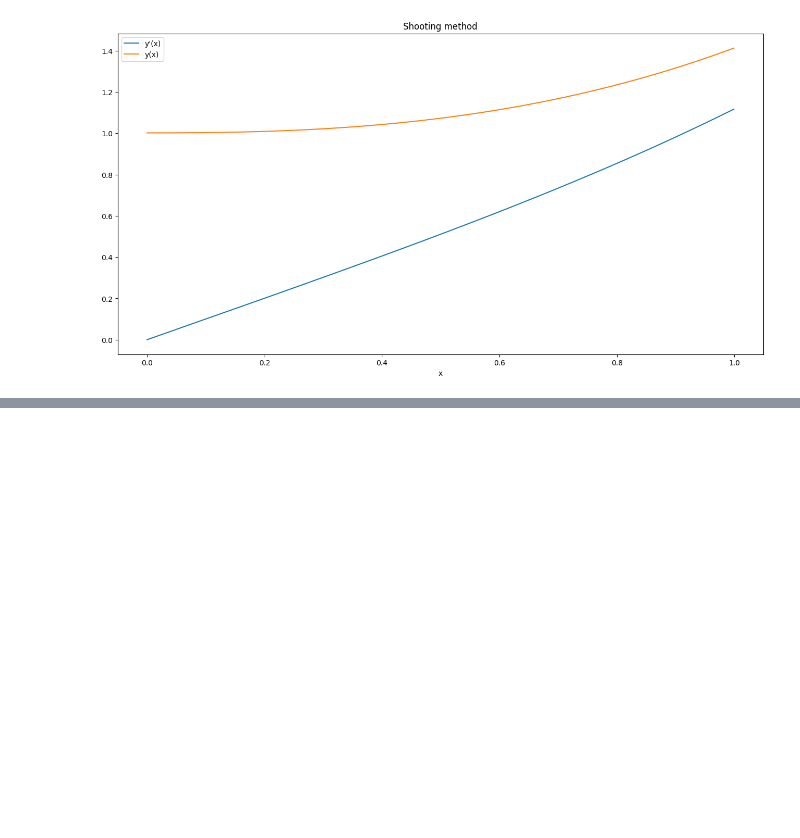
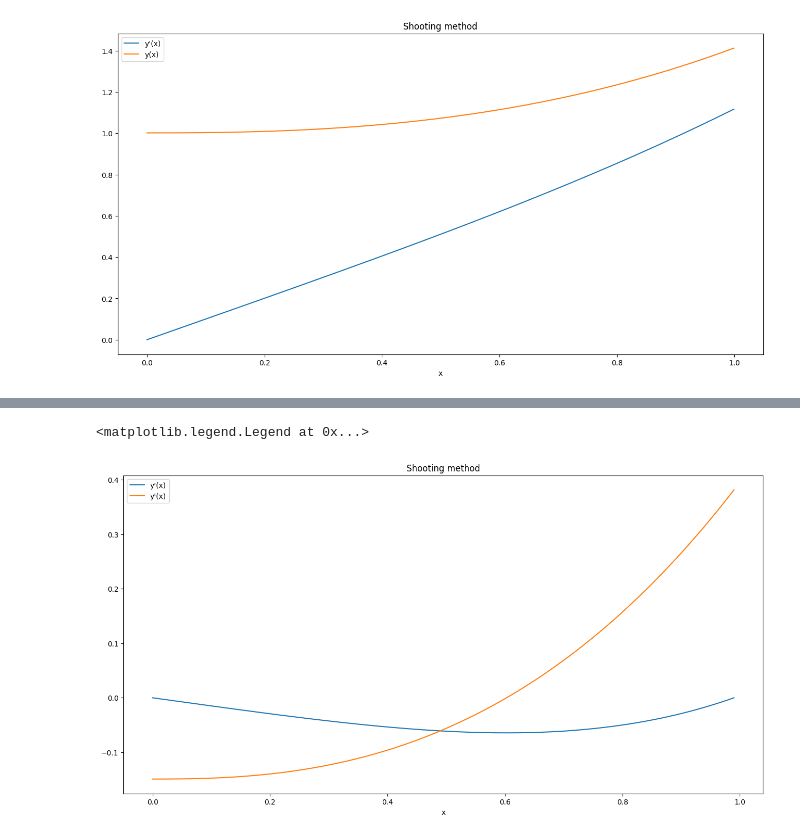
Before and after one commit to nerett/computational-mathematics, a Jupyter notebook: 8-9-NDE/8-nde.ipynb, the cells around one changed output, grey strips where cells are left out. Drawn from its saved outputs; the diff is of its cells as text; code cells hidden in the pictures; blank space fills up the shorter version.

Commit message:
implemented quasilinearization method for NDE

```diff
--- a/8-9-NDE/8-nde.ipynb
+++ b/8-9-NDE/8-nde.ipynb
@@ -51,16 +67,18 @@ def rungekutta_explicit(f, y0, x0, x_end, h): # from the previous lab
 # %%
+x0 = 0
+x1 = 1
 y1 = 2
 h = 0.001
 
-def f(x, y):
+def f1(x, y):
     f = np.array(np.zeros(2))
     f[0] = y[1]
     f[1] = x * (y[0]**0.5)
 
     return f
 
-def F(a):
-    x_arr, y_arr = rungekutta_explicit(f, [0, a], 0, 1, h)
+def F1(a):
+    x_arr, y_arr = rungekutta_explicit(f1, [0, a], x0, x1, h)
     x = x_arr[-1]
     y = y_arr[-1]
 
@@ -75,3 +86,6 @@ x, y = rungekutta_explicit(f, [0, an], 0, 1, h)
+# %%
+a = shooting(a0=0, F=F1, h=h)
+x, y = rungekutta_explicit(f1, [0, a], 0, 1, h)
 # %%
 plt.figure(figsize=(16, 8))
 plt.title(f"Shooting method")
@@ -86,0 +124,33 @@ plt.legend()
+# %%
+h = 0.01
+a = 0
+x0 = 0
+x1 = 1
+#y1 = 2
+
+def f2(x, v):
+    f = np.array(np.zeros(2))
+    f[0] = v[1]
+    f[1] = x*v[0]/(2*((2*x + v[0])**0.5)) + x*((2*x + v[0])**0.5)
+
+    return f
+
+def F2(a):
+    x_arr, v_arr = rungekutta_explicit(f2, [1e-6, a], 0, 1, h)
+    x = x_arr[-1]
+    v = v_arr[-1]
+
+    return v[0]
+# %%
+a = shooting(a0=0, F=F2, h=h)
+x, v = rungekutta_explicit(f2, [1e-6, a], x0, x1, h)
+# %%
+plt.figure(figsize=(16, 8))
+plt.title(f"Shooting method")
+plt.plot(x, v, label="y'(x)")
+
+plt.xlabel("x")
+plt.legend()
+# %% [output]
+<matplotlib.legend.Legend at 0x...>
+[figure, added]
```
Also changed, not shown: parts of 9 cells of this notebook.
